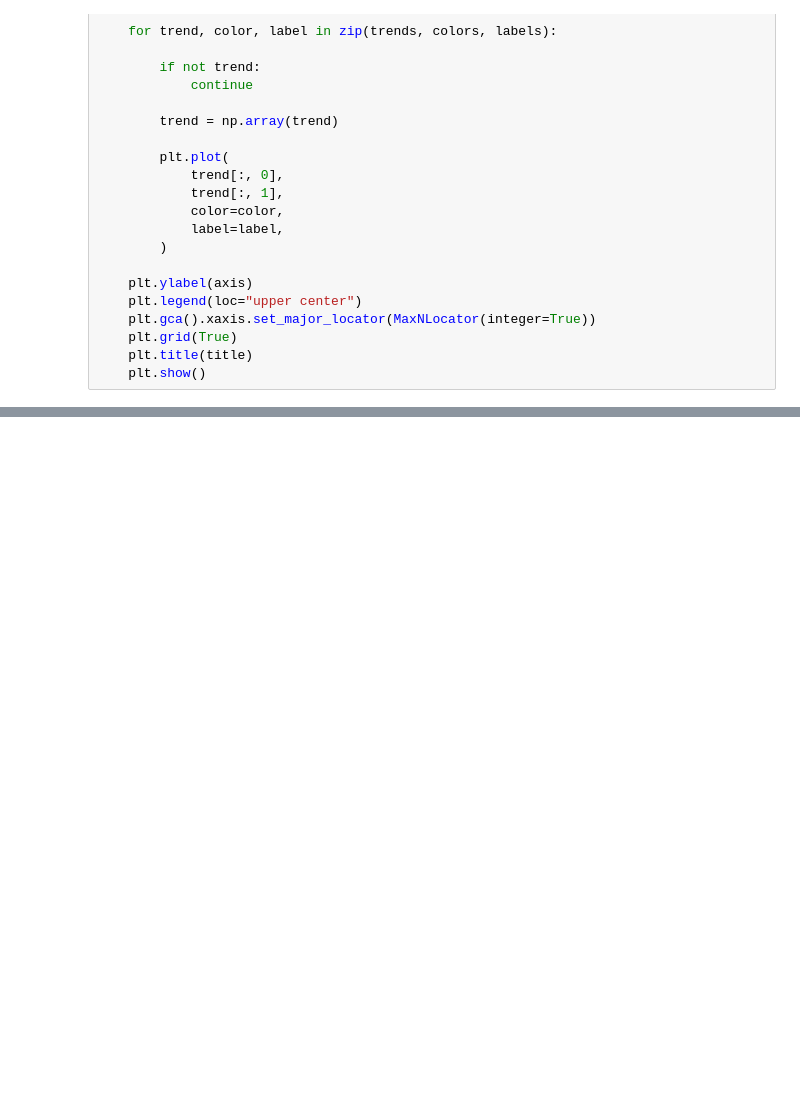
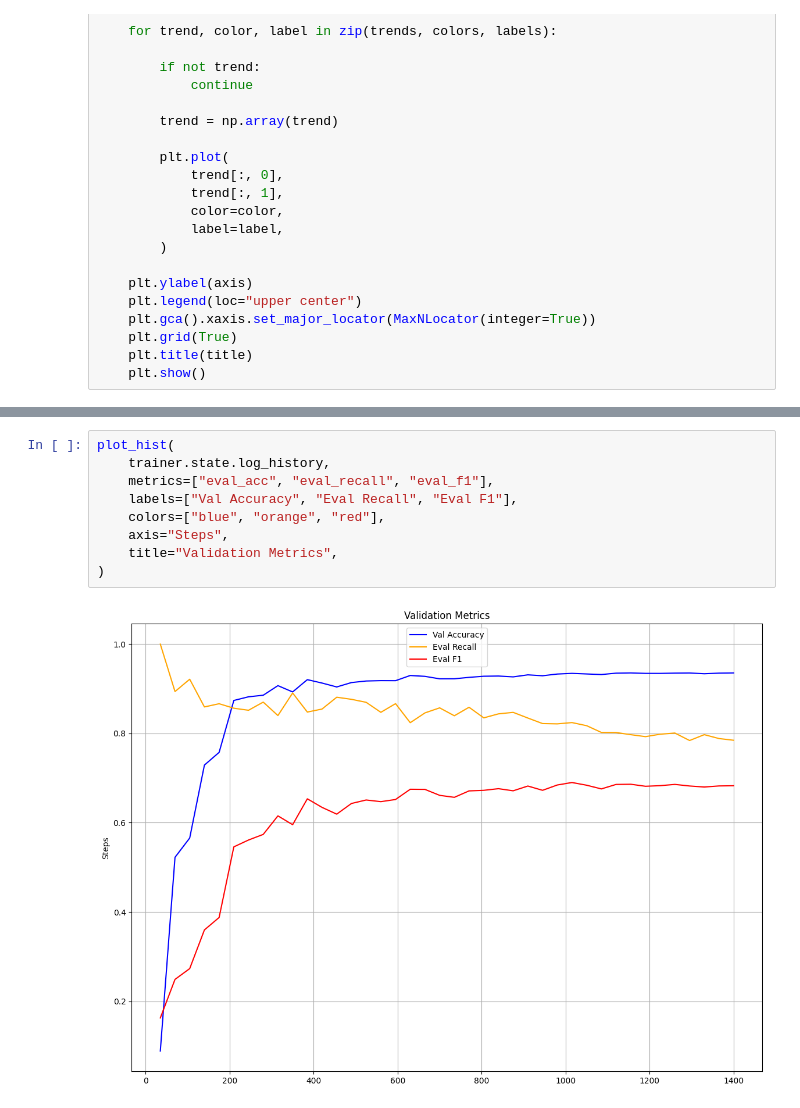
Before and after one commit to jmanuelc87/advanced-cv, a Jupyter notebook: 05.segmentation/segmentation_blood_vessels.ipynb, the cells around one changed output, grey strips where cells are left out. Cells and saved outputs as stored; diff of their text form; blank space fills up the shorter version.

```diff
--- a/05.segmentation/segmentation_blood_vessels.ipynb
+++ b/05.segmentation/segmentation_blood_vessels.ipynb
@@ -795 +650,12 @@ plot_hist(
+# %%
+plot_hist(
+    trainer.state.log_history,
+    metrics=["eval_acc", "eval_recall", "eval_f1"],
+    labels=["Val Accuracy", "Eval Recall", "Eval F1"],
+    colors=["blue", "orange", "red"],
+    axis="Steps",
+    title="Validation Metrics",
+)
+# %% [output]
+[figure, added]
 # %% [markdown]
```
Also changed, not shown: parts of 33 cells of this notebook.
